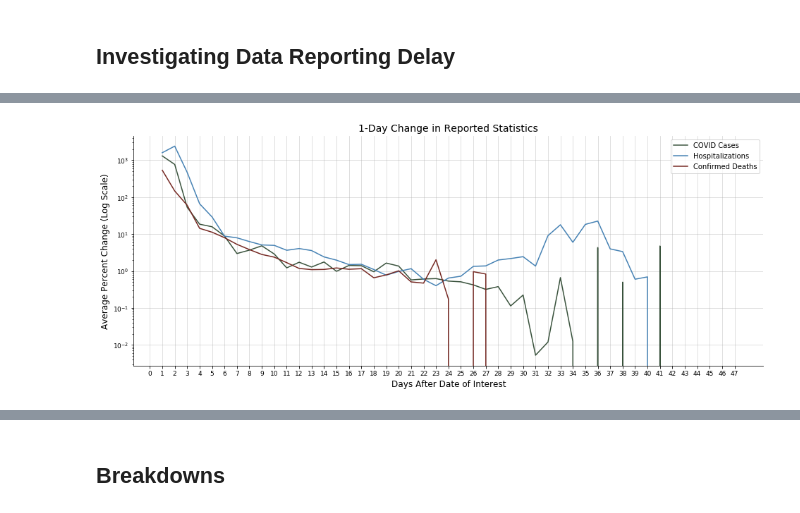
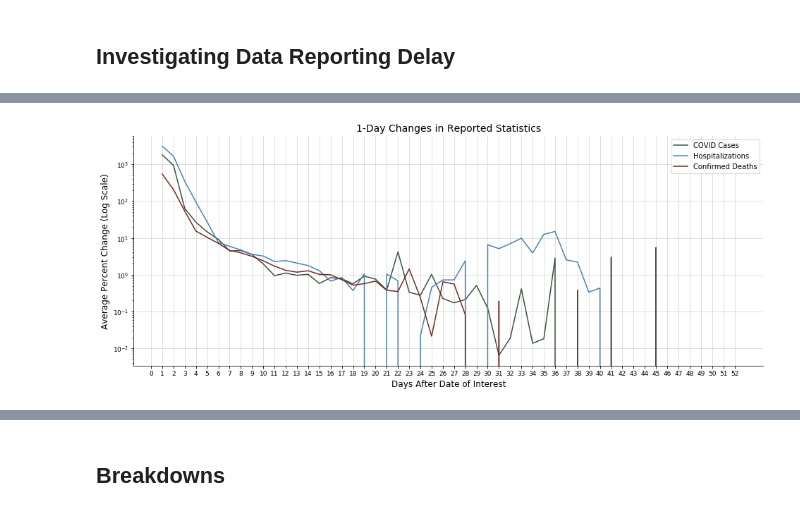
Before and after one commit to akrhea/coronavirus-data, a Jupyter notebook: NYC COVID Plots.ipynb, the cells around one changed output, grey strips where cells are left out. Drawn from its saved outputs; the diff is of its cells as text; code cells hidden in the pictures.

```diff
--- a/NYC COVID Plots.ipynb
+++ b/NYC COVID Plots.ipynb
@@ -152,7 +182,13 @@ apr05 = pd.read_csv('https://raw.githubusercontent.com/nychealth/coronavirus-dat
 # %%
-df_list = [apr05, apr06, apr07, apr08, apr09, apr10, apr11,
-           apr12, apr13, apr14, apr15, apr16, apr17, apr18]
-df_dates = pd.date_range(start='4/5/2020', end='4/18/2020')
+df_list = [mar26, mar27, mar30, mar31,
+           apr01, apr02, apr03, apr04, apr05, apr06, apr07,
+           apr08, apr09, apr10, apr11, apr12, apr13, apr14,
+           apr15, apr16, apr17, apr18, apr19, apr20, apr21,
+           apr22, apr23, apr24]
+
+df_dates1 = pd.date_range(start='3/26/2020', end='3/27/2020')
+df_dates2 = pd.date_range(start='3/30/2020', end='4/24/2020')
+df_dates = df_dates1.append(df_dates2)
 
 for i, df in enumerate(df_list):
     df['upload_date'] = df_dates[i]
@@ -220,37 +256,63 @@ def unarray(thing):
 xtime['percent_change_case'] = xtime['percent_change_case'].map(unarray, na_action='ignore')
 xtime['percent_change_hosp'] = xtime['percent_change_hosp'].map(unarray, na_action='ignore')
 xtime['percent_change_death'] = xtime['percent_change_death'].map(unarray, na_action='ignore')
+# %%
+# most_recent_upload = xtime.upload_date.max()
+
+def max_days(row):
+    return xtime[xtime.DATE_OF_INTEREST==row.DATE_OF_INTEREST].days_till_upload.max()
+
+xtime['max_days'] =  xtime.apply(max_days, axis=1)
+
+def max_value(row, col):
+    recent_mask = (xtime.DATE_OF_INTEREST==row.DATE_OF_INTEREST) & (xtime.days_till_upload == row.max_days)
+    return xtime.loc[recent_mask, col].values
+
+xtime['max_case'] =  xtime.apply(max_value, args=(['NEW_COVID_CASE_COUNT']), axis=1)
+xtime['max_hosp'] =  xtime.apply(max_value, args=(['HOSPITALIZED_CASE_COUNT']), axis=1)
+xtime['max_death'] =  xtime.apply(max_value, args=(['DEATH_COUNT']), axis=1)
+
+xtime['max_case'] = xtime['max_case'].map(unarray, na_action='ignore')
+xtime['max_hosp'] = xtime['max_hosp'].map(unarray, na_action='ignore')
+xtime['max_death'] = xtime['max_death'].map(unarray, na_action='ignore')
+
+xtime['max_case_change'] = xtime['max_case']/xtime['NEW_COVID_CASE_COUNT']
+xtime['max_hosp_change'] = xtime['HOSPITALIZED_CASE_COUNT']/xtime['max_hosp']
+xtime['max_death_change'] = xtime['DEATH_COUNT']/xtime['max_death']
 # %%
 from numpy import nanmean
 
 days_since_df = xtime.groupby('days_till_upload', as_index=False).agg({'percent_change_case':nanmean,
-                                                       'percent_change_hosp':nanmean,
-                                                       'percent_change_death':nanmean})
+                                                                       'percent_change_hosp':nanmean,
+                                                                       'percent_change_death':nanmean,
+                                                                       'max_case_change':nanmean,
+                                                                       'max_hosp_change':nanmean,
+                                                                       'max_death_change':nanmean})
 # %%
 fig, ax = plt.subplots(figsize=(16,6))
 
 xdays = days_since_df.days_till_upload.dt.days
 
 
 ax.plot(xdays, days_since_df['percent_change_case'], lw=1.5, color='#39523c')
 ax.plot(xdays, days_since_df['percent_change_hosp'], lw=1.5, color='steelblue')
 ax.plot(xdays, days_since_df['percent_change_death'], lw=1.5, color='#752822')
 
 ax.tick_params(labelsize=9)
 ax.spines['right'].set_visible(False)
 ax.spines['top'].set_visible(False)
 ax.set_xticks(labels)
 ax.grid(which='major',alpha=0.5)
 
-ax.set_title('1-Day Change in Reported Statistics', fontsize=14)
+ax.set_title('1-Day Changes in Reported Statistics', fontsize=14)
 
 
 ax.set_xlabel('Days After Date of Interest', fontsize=12)
 ax.set_ylabel('Average Percent Change (Log Scale)', fontsize=12)
 ax.set_yscale('log')
 ax.legend(['COVID Cases', 'Hospitalizations', 'Confirmed Deaths'])
 
 
 plt.show()
 # %% [output]
-[figure, old version]
+[figure, new version]
```
Also changed, not shown: parts of 16 cells of this notebook.
